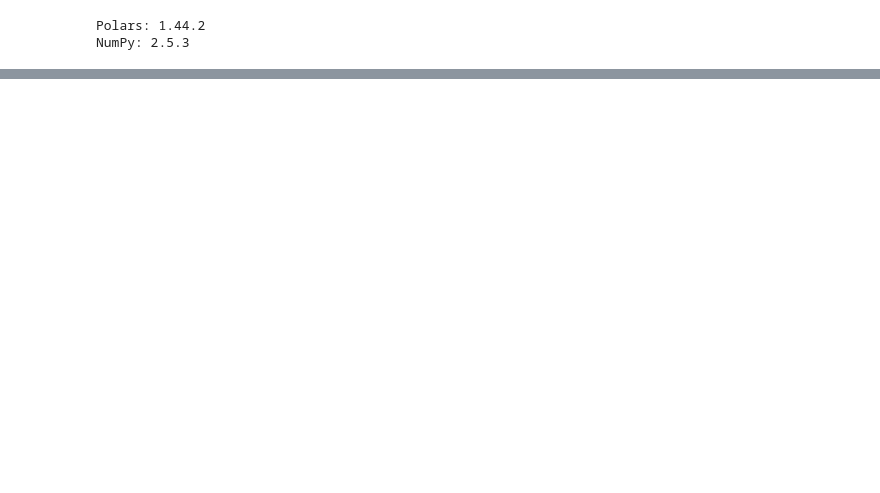
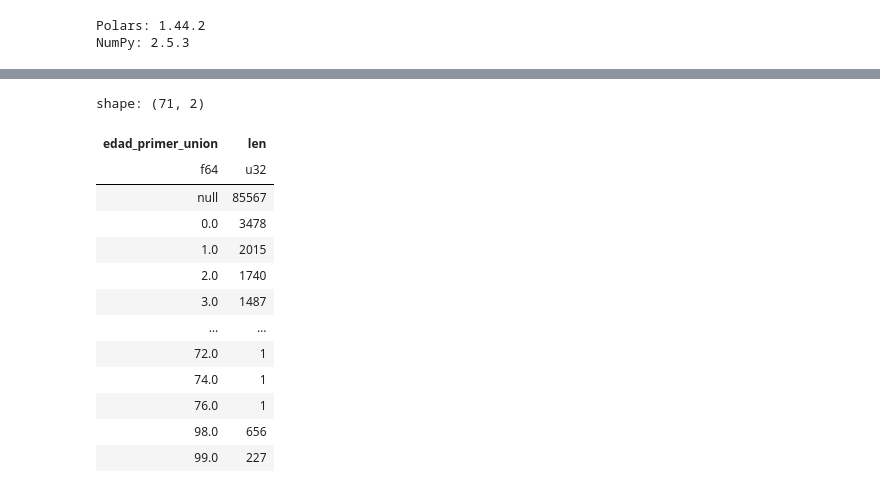
Before and after one commit to Oscarpago/proyecto-endireh-violencia, a Jupyter notebook: notebooks/exploracion.ipynb, the cells around one changed output, grey strips where cells are left out. Saved outputs shown, nothing was run; the diff lists cells and outputs as text; code cells hidden in the pictures; blank space fills up the shorter version.

```diff
--- a/notebooks/exploracion.ipynb
+++ b/notebooks/exploracion.ipynb
@@ -39,0 +151,22 @@ shape: (5, 24)
+# %%
+# Revisamos la edad de primer unión de las mujeres encuestadas
+df_crudo.group_by(
+    "edad_primer_union"
+).len().sort(
+    "edad_primer_union"
+)
+# %% [output]
+shape: (71, 2)
+| edad_primer_union | len |
+| f64 | u32 |
+| null | 85567 |
+| 0.0 | 3478 |
+| 1.0 | 2015 |
+| 2.0 | 1740 |
+| 3.0 | 1487 |
+| … | … |
+| 72.0 | 1 |
+| 74.0 | 1 |
+| 76.0 | 1 |
+| 98.0 | 656 |
+| 99.0 | 227 |
```
Also changed, not shown: parts of 31 cells of this notebook, 2 other files.
